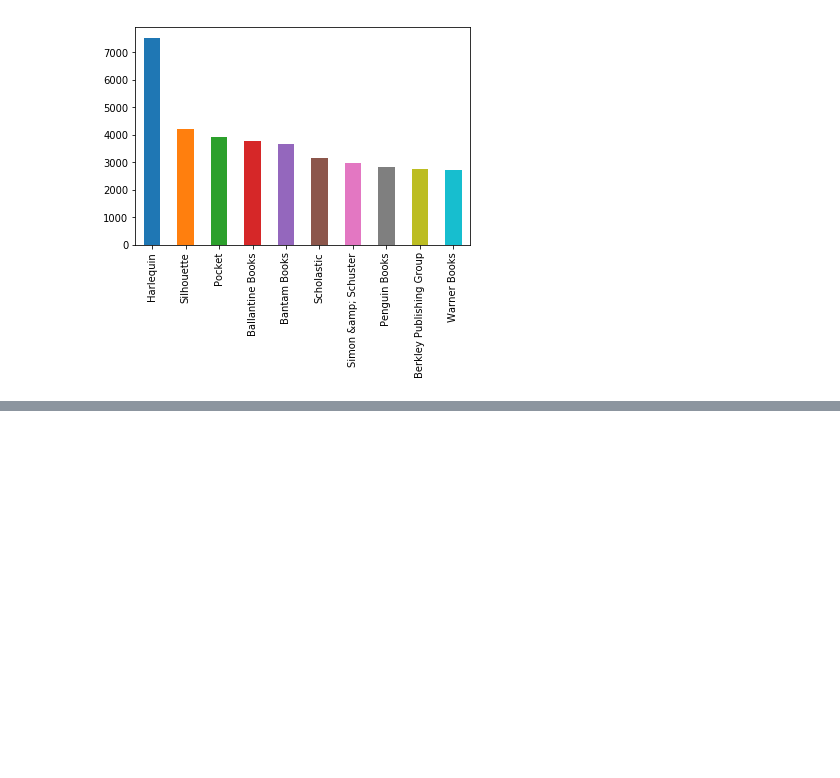
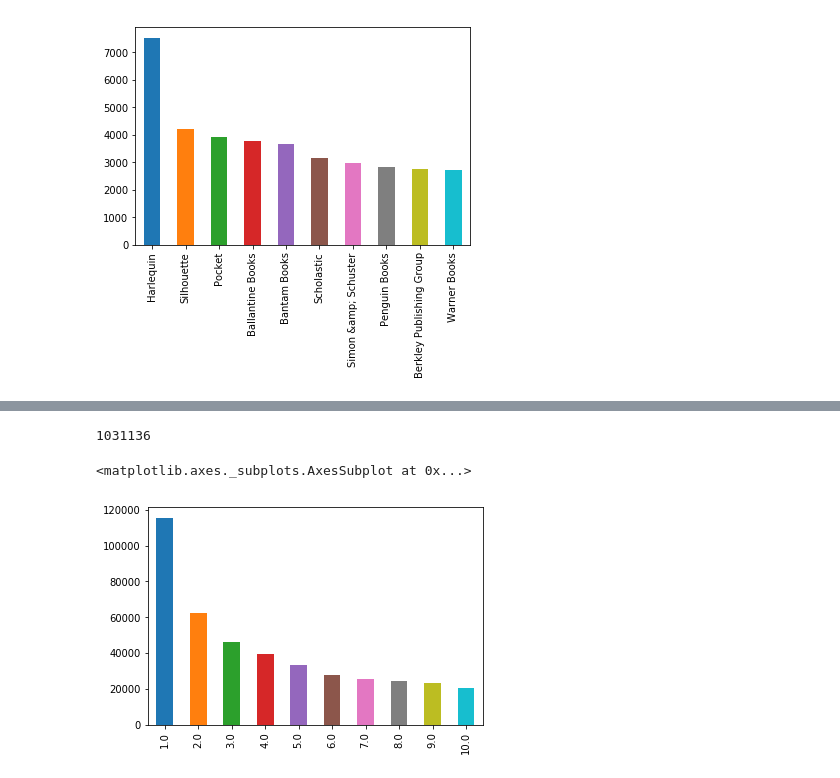
Before and after one commit to goelaakash79/IPEC-Hackathon, a Jupyter notebook: recommender_sytem_files/analysing_dataset.ipynb, the cells around one changed output, grey strips where cells are left out. Cells and saved outputs as stored; diff of their text form; code cells hidden in the pictures; blank space fills up the shorter version.

```diff
--- a/recommender_sytem_files/analysing_dataset.ipynb
+++ b/recommender_sytem_files/analysing_dataset.ipynb
@@ -150,0 +169,26 @@ books_data['publisher'].value_counts()[:10].plot(kind = 'bar')
+# %%
+publisher_books_counts = books_data['publisher'].value_counts()
+# %%
+publisher_list = dataset['publisher']
+len(publisher_list)
+# %% [output]
+1031136
+# %%
+l = []
+for publisher in publisher_list:
+    try:
+        l += [publisher_books_counts[publisher]]
+#     print(publisher_books_counts[publisher])
+#     break
+    except :
+#         print(publisher[0], end = ' ')
+        l += [np.nan]
+# %%
+dataset['total_books_published'] = l
+del l
+del publisher_list
+# %%
+dataset['total_books_written'].value_counts()[:10].plot(kind = 'bar')
+# %% [output]
+<matplotlib.axes._subplots.AxesSubplot at 0x...>
+[figure, added]
```
Also changed, not shown: parts of 15 cells of this notebook, 4 other files.
